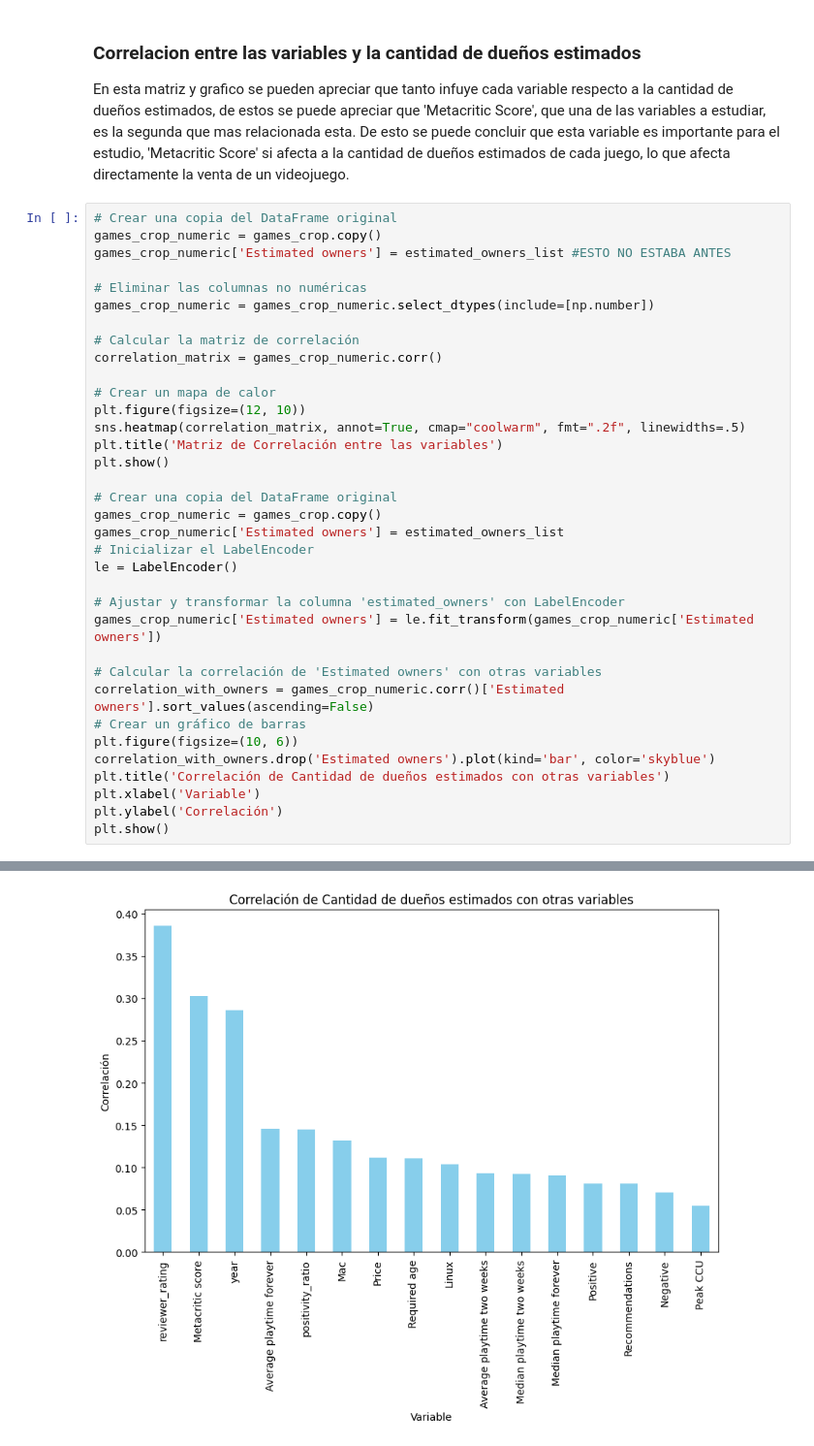
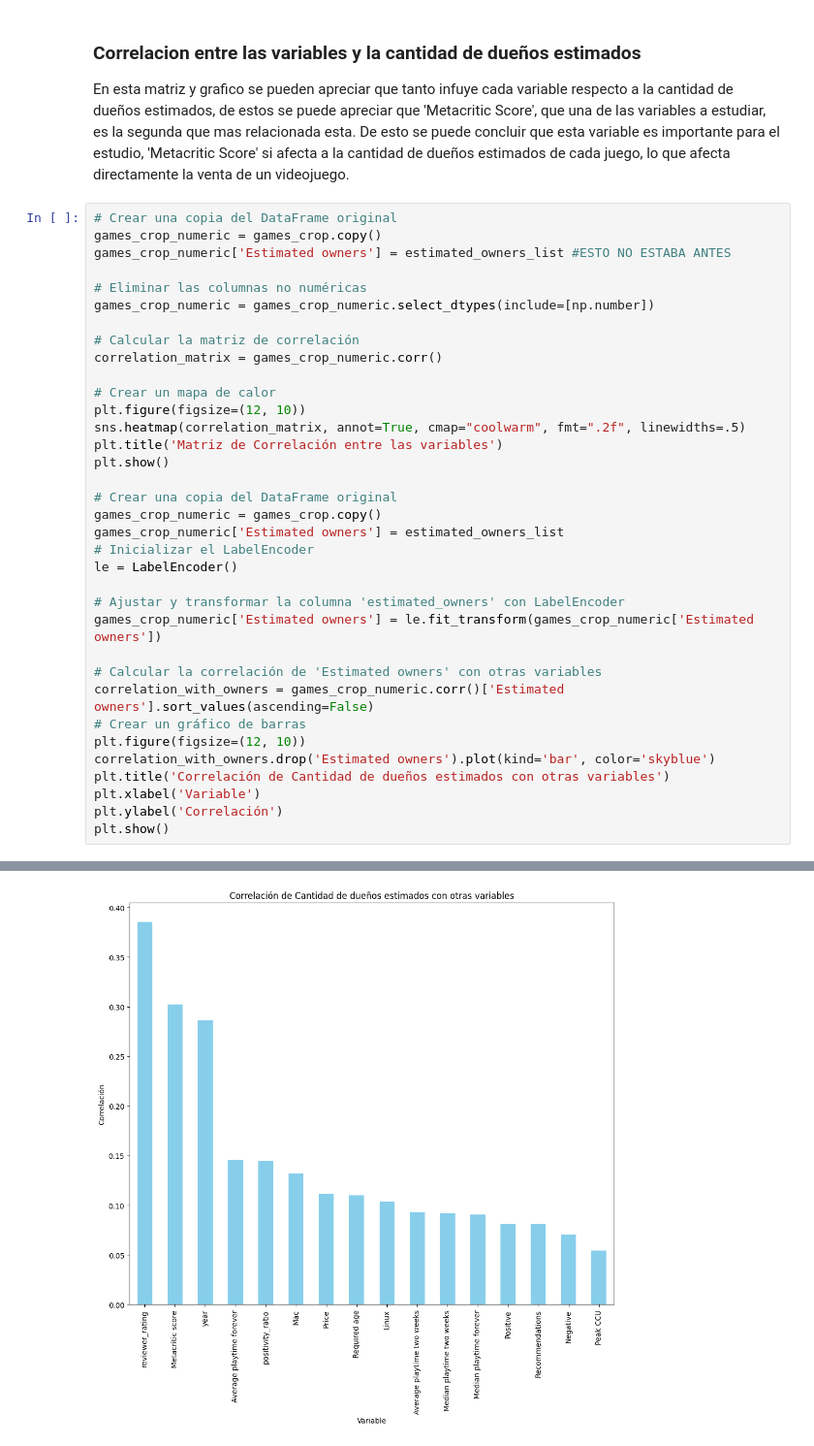
Before and after one commit to VicenteA18UCN/IDS_PROJECT, a Jupyter notebook: Entregable.ipynb, the cells around one changed output, grey strips where cells are left out. Shown: that part at 97% size. Saved outputs shown, nothing was run; the diff lists cells and outputs as text.

```diff
--- a/Entregable.ipynb
+++ b/Entregable.ipynb
@@ -302,7 +260,7 @@ games_crop_numeric['Estimated owners'] = le.fit_transform(games_crop_numeric['Es
 # Calcular la correlación de 'Estimated owners' con otras variables
 correlation_with_owners = games_crop_numeric.corr()['Estimated owners'].sort_values(ascending=False)
 # Crear un gráfico de barras
-plt.figure(figsize=(10, 6))
+plt.figure(figsize=(12, 10))
 correlation_with_owners.drop('Estimated owners').plot(kind='bar', color='skyblue')
 plt.title('Correlación de Cantidad de dueños estimados con otras variables')
 plt.xlabel('Variable')
@@ -313 +271 @@ plt.show()
-[figure, old version]
+[figure, new version]
```
Also changed, not shown: parts of 6 cells of this notebook, 1 other file.
